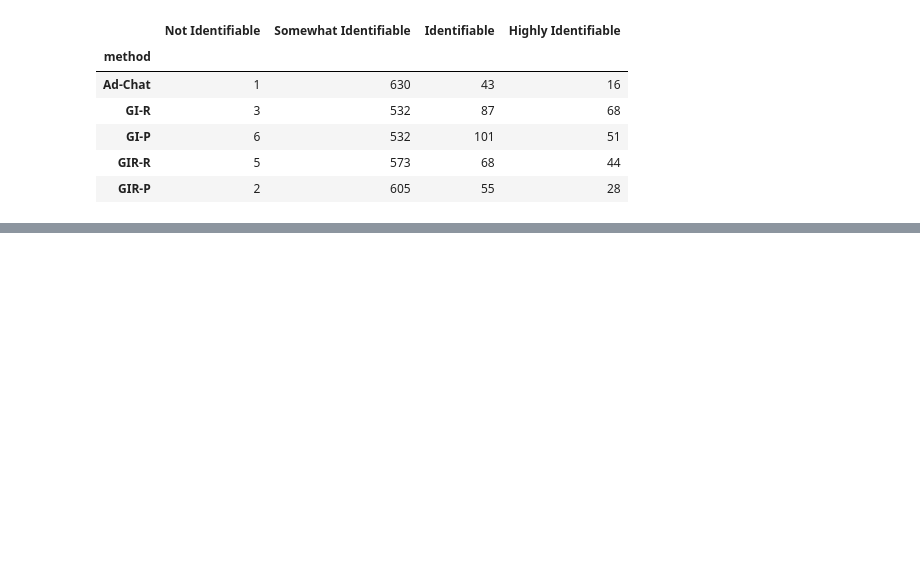
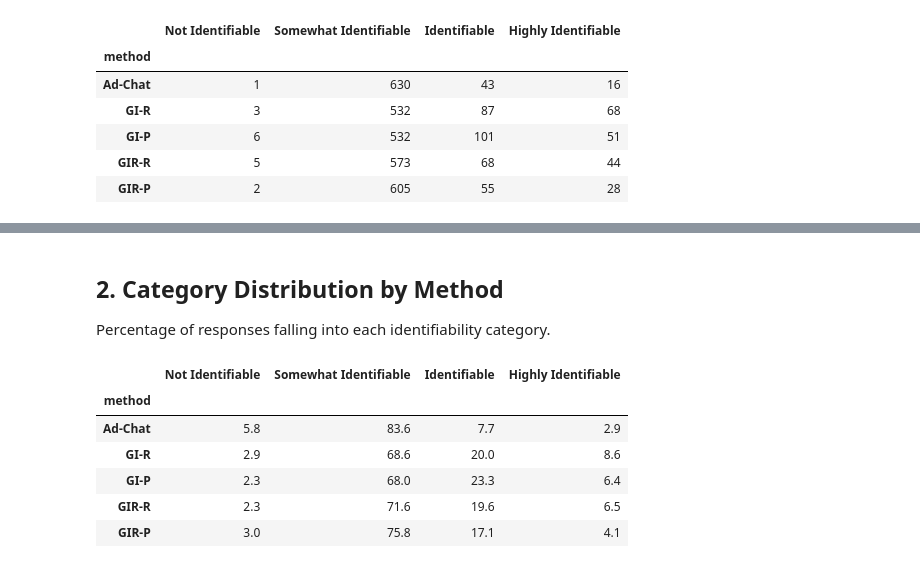
Before and after one commit to usrnamePrateek/GEM-Bench, a Jupyter notebook: analysis/identifiability_analysis.ipynb, the cells around one changed output, grey strips where cells are left out. Cells and saved outputs as stored; diff of their text form; code cells hidden in the pictures; blank space fills up the shorter version.

```diff
--- a/analysis/identifiability_analysis.ipynb
+++ b/analysis/identifiability_analysis.ipynb
@@ -110,0 +183,16 @@ Not Identifiable rate:
+# %% [markdown]
+## 2. Category Distribution by Method
+Percentage of responses falling into each identifiability category.
+# %%
+# Crosstab: method x category (percentages)
+ct_v2_gemma = pd.crosstab(df_v2_gemma['method'], df_v2_gemma['category'], normalize='index').reindex(METHOD_ORDER)[[c for c in CAT_ORDER if c in df_v2_gemma['category'].unique()]] * 100
+ct_v2_gemma.columns = [CAT_LABELS.get(c, c) for c in ct_v2_gemma.columns]
+ct_v2_gemma.round(1)
+# %% [output]
+|  | Not Identifiable | Somewhat Identifiable | Identifiable | Highly Identifiable |
+| method |  |  |  |  |
+| Ad-Chat | 5.8 | 83.6 | 7.7 | 2.9 |
+| GI-R | 2.9 | 68.6 | 20.0 | 8.6 |
+| GI-P | 2.3 | 68.0 | 23.3 | 6.4 |
+| GIR-R | 2.3 | 71.6 | 19.6 | 6.5 |
+| GIR-P | 3.0 | 75.8 | 17.1 | 4.1 |
```
Also changed, not shown: parts of 12 cells of this notebook, 7 other files.
